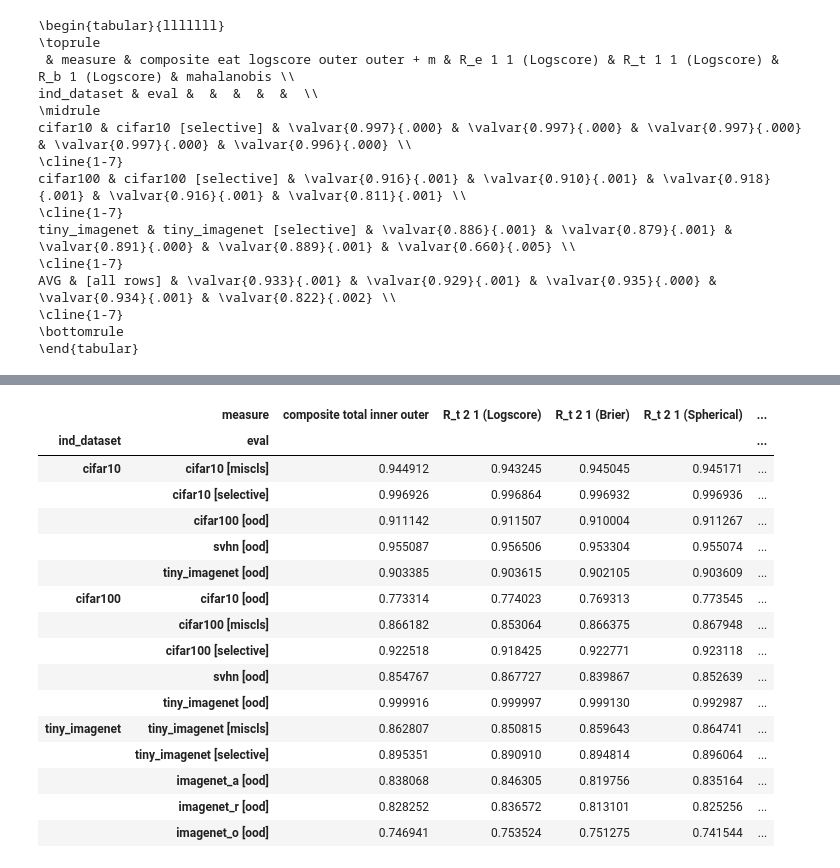
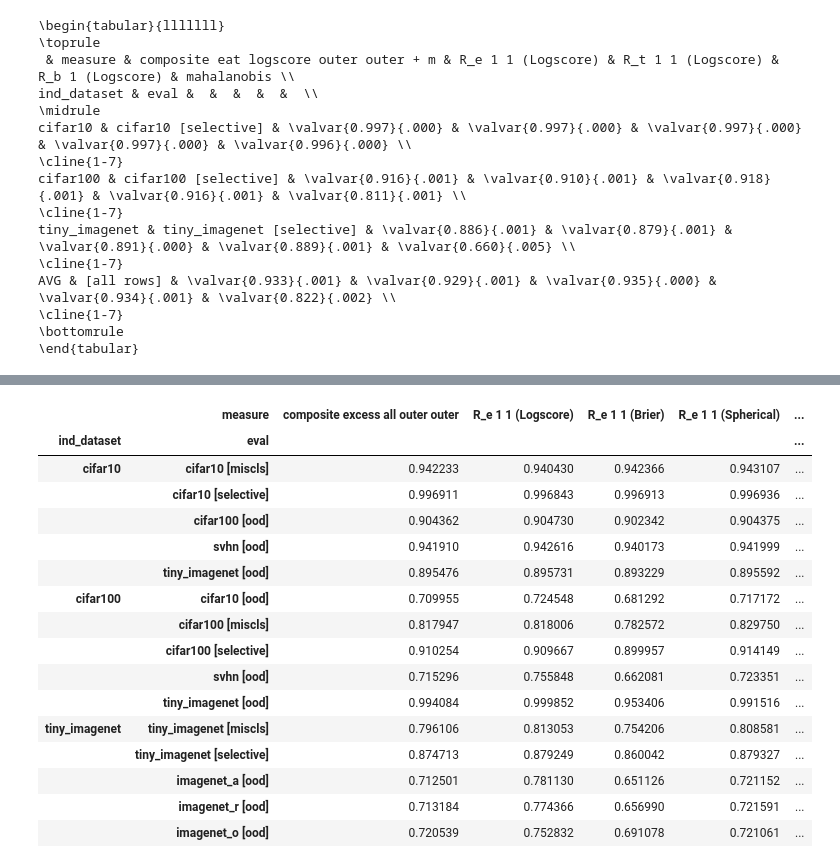
Before and after one commit to DavydenkoGr/FEDERATED-UNCERTAINTY, a Jupyter notebook: notebooks/single_config_results.ipynb, the cells around one changed output, grey strips where cells are left out. Saved outputs shown, nothing was run; the diff lists cells and outputs as text; code cells hidden in the pictures.

```diff
--- a/notebooks/single_config_results.ipynb
+++ b/notebooks/single_config_results.ipynb
@@ -343,20 +344,22 @@ transformed_df[['composite total outer outer', 'R_t 1 1 (Logscore)', 'R_t 1 1 (B
-# %%
-transformed_df[['composite total inner outer', 'R_t 2 1 (Logscore)', 'R_t 2 1 (Brier)', 'R_t 2 1 (Spherical)', 'R_t 2 1 (Zero-one)']].style.highlight_max(axis=1, color="#fff59d").highlight_min(axis=1, color="#ff0000")
-# %% [output]
-|  | measure | composite total inner outer | R_t 2 1 (Logscore) | R_t 2 1 (Brier) | R_t 2 1 (Spherical) | ... |
-| ind_dataset | eval |  |  |  |  | ... |
-| cifar10 | cifar10 [miscls] | 0.944912 | 0.943245 | 0.945045 | 0.945171 | ... |
-|  | cifar10 [selective] | 0.996926 | 0.996864 | 0.996932 | 0.996936 | ... |
-|  | cifar100 [ood] | 0.911142 | 0.911507 | 0.910004 | 0.911267 | ... |
-|  | svhn [ood] | 0.955087 | 0.956506 | 0.953304 | 0.955074 | ... |
-|  | tiny_imagenet [ood] | 0.903385 | 0.903615 | 0.902105 | 0.903609 | ... |
-| cifar100 | cifar10 [ood] | 0.773314 | 0.774023 | 0.769313 | 0.773545 | ... |
-|  | cifar100 [miscls] | 0.866182 | 0.853064 | 0.866375 | 0.867948 | ... |
-|  | cifar100 [selective] | 0.922518 | 0.918425 | 0.922771 | 0.923118 | ... |
-|  | svhn [ood] | 0.854767 | 0.867727 | 0.839867 | 0.852639 | ... |
-|  | tiny_imagenet [ood] | 0.999916 | 0.999997 | 0.999130 | 0.992987 | ... |
-| tiny_imagenet | tiny_imagenet [miscls] | 0.862807 | 0.850815 | 0.859643 | 0.864741 | ... |
-|  | tiny_imagenet [selective] | 0.895351 | 0.890910 | 0.894814 | 0.896064 | ... |
-|  | imagenet_a [ood] | 0.838068 | 0.846305 | 0.819756 | 0.835164 | ... |
-|  | imagenet_r [ood] | 0.828252 | 0.836572 | 0.813101 | 0.825256 | ... |
-|  | imagenet_o [ood] | 0.746941 | 0.753524 | 0.751275 | 0.741544 | ... |
+# %%
+# col_order = ['composite bayes all outer', 'R_b 1 (Logscore)', 'R_b 1 (Brier)', 'R_b 1 (Spherical)', 'R_b 1 (Zero-one)']
+col_order = ['composite excess all outer outer', 'R_e 1 1 (Logscore)', 'R_e 1 1 (Brier)', 'R_e 1 1 (Spherical)', 'R_e 1 1 (Zero-one)']
+transformed_df[col_order].style.apply(highlight_best_and_second, axis=1)
+# %% [output]
+|  | measure | composite excess all outer outer | R_e 1 1 (Logscore) | R_e 1 1 (Brier) | R_e 1 1 (Spherical) | ... |
+| ind_dataset | eval |  |  |  |  | ... |
+| cifar10 | cifar10 [miscls] | 0.942233 | 0.940430 | 0.942366 | 0.943107 | ... |
+|  | cifar10 [selective] | 0.996911 | 0.996843 | 0.996913 | 0.996936 | ... |
+|  | cifar100 [ood] | 0.904362 | 0.904730 | 0.902342 | 0.904375 | ... |
+|  | svhn [ood] | 0.941910 | 0.942616 | 0.940173 | 0.941999 | ... |
+|  | tiny_imagenet [ood] | 0.895476 | 0.895731 | 0.893229 | 0.895592 | ... |
+| cifar100 | cifar10 [ood] | 0.709955 | 0.724548 | 0.681292 | 0.717172 | ... |
+|  | cifar100 [miscls] | 0.817947 | 0.818006 | 0.782572 | 0.829750 | ... |
+|  | cifar100 [selective] | 0.910254 | 0.909667 | 0.899957 | 0.914149 | ... |
+|  | svhn [ood] | 0.715296 | 0.755848 | 0.662081 | 0.723351 | ... |
+|  | tiny_imagenet [ood] | 0.994084 | 0.999852 | 0.953406 | 0.991516 | ... |
+| tiny_imagenet | tiny_imagenet [miscls] | 0.796106 | 0.813053 | 0.754206 | 0.808581 | ... |
+|  | tiny_imagenet [selective] | 0.874713 | 0.879249 | 0.860042 | 0.879327 | ... |
+|  | imagenet_a [ood] | 0.712501 | 0.781130 | 0.651126 | 0.721152 | ... |
+|  | imagenet_r [ood] | 0.713184 | 0.774366 | 0.656990 | 0.721591 | ... |
+|  | imagenet_o [ood] | 0.720539 | 0.752832 | 0.691078 | 0.721061 | ... |
```
Also changed, not shown: parts of 15 cells of this notebook, 1 other file.
